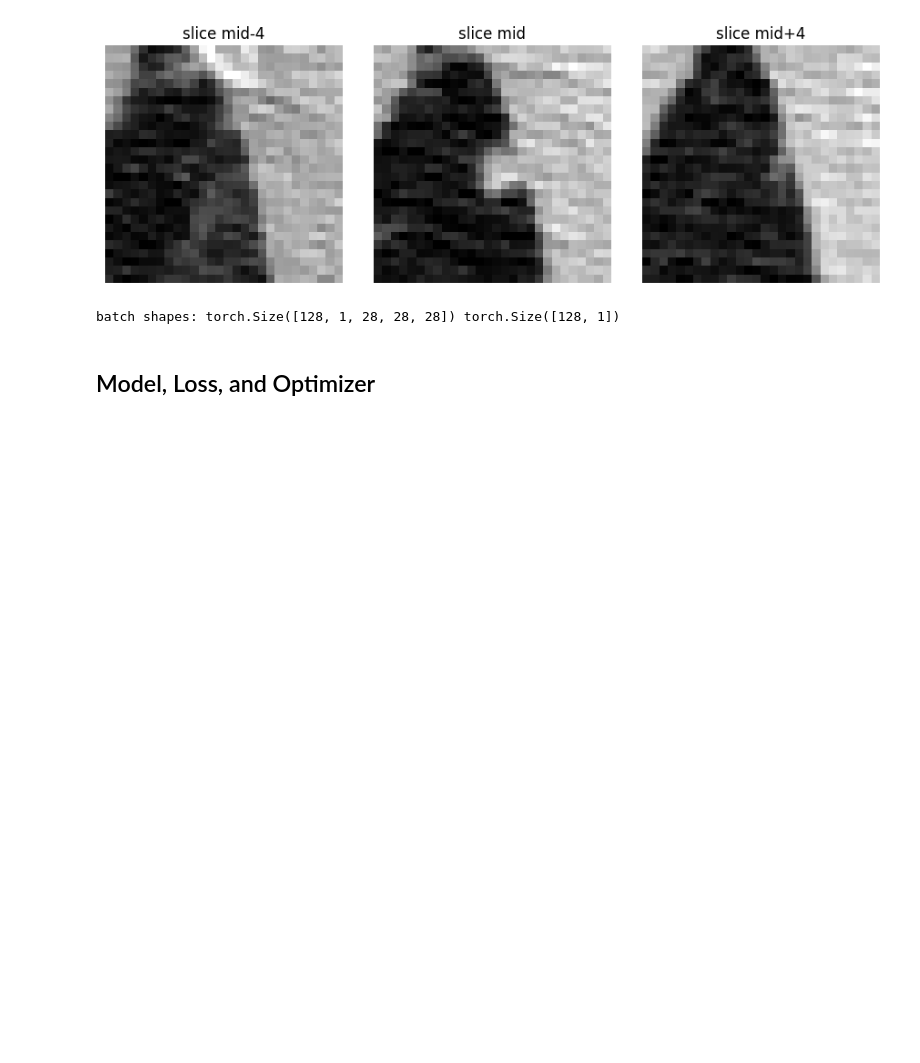
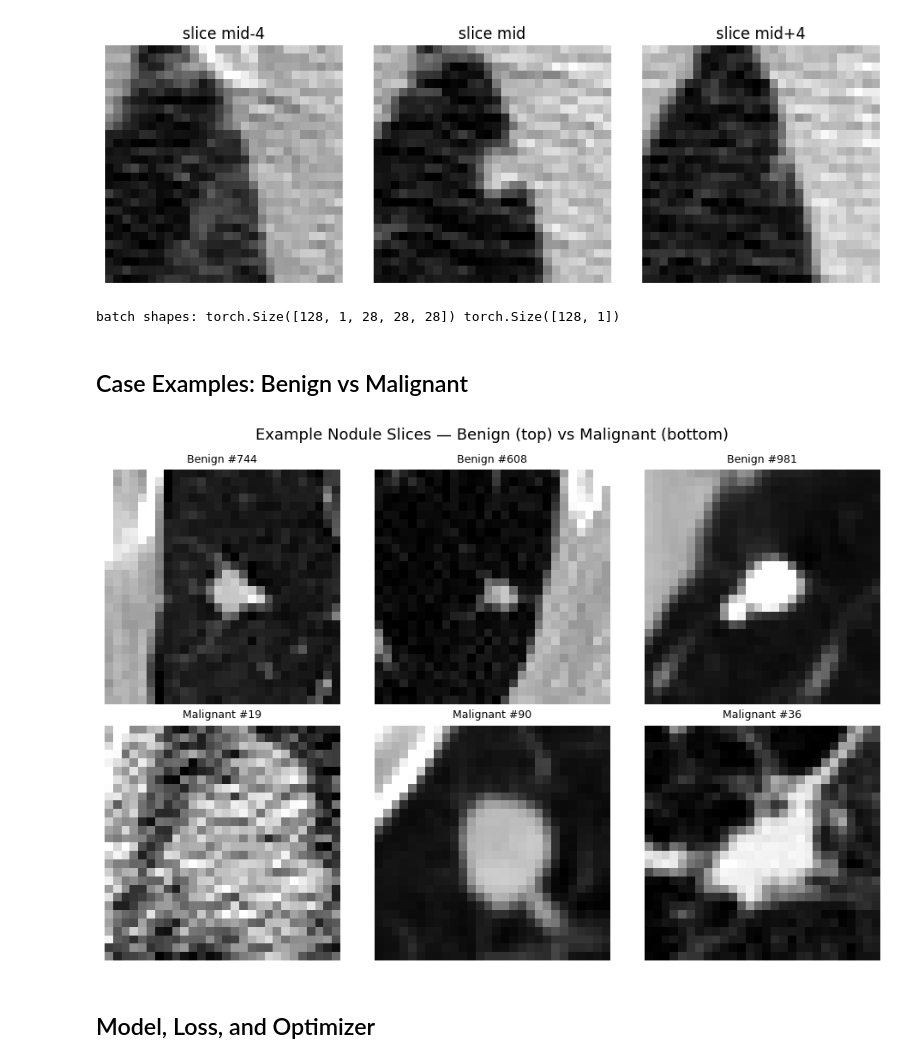
Before and after one commit to eremozdemir/lung-nodule-3d, a Jupyter notebook: notebooks/01_nodulemnist3d.ipynb, the cells around one changed output. Cells and saved outputs as stored; diff of their text form; code cells hidden in the pictures; blank space fills up the shorter version.

```diff
--- a/notebooks/01_nodulemnist3d.ipynb
+++ b/notebooks/01_nodulemnist3d.ipynb
@@ -244,6 +240,49 @@ print("batch shapes:", xb.shape, yb.shape)
 x0 shape: (1, 28, 28, 28) y0: [0]
 [figure]
 batch shapes: torch.Size([128, 1, 28, 28, 28]) torch.Size([128, 1])
+# %% [markdown]
+## Case Examples: Benign vs Malignant
+# %%
+# Representative slices for each class
+
+def show_class_examples(ds, n_per_class=3, seed=0):
+    rng = np.random.default_rng(seed)
+    y_all = get_label_array(ds)
+
+    benign_idx    = np.where(y_all == 0)[0]
+    malignant_idx = np.where(y_all == 1)[0]
+
+    chosen_b = rng.choice(benign_idx,    size=n_per_class, replace=False)
+    chosen_m = rng.choice(malignant_idx, size=n_per_class, replace=False)
+
+    fig, axes = plt.subplots(
+        2, n_per_class, figsize=(n_per_class * 3.2, 6.5)
+    )
+    fig.suptitle("Example Nodule Slices — Benign (top) vs Malignant (bottom)", fontsize=13)
+
+    for col, idx in enumerate(chosen_b):
+        vol = np.array(ds[idx][0])            # (1, 28, 28, 28) or (28,28,28)
+        vol = vol[0] if vol.ndim == 4 else vol
+        mid = vol.shape[0] // 2
+        axes[0, col].imshow(vol[mid], cmap="gray")
+        axes[0, col].set_title(f"Benign #{idx}", fontsize=9)
+        axes[0, col].axis("off")
+
+    for col, idx in enumerate(chosen_m):
+        vol = np.array(ds[idx][0])
+        vol = vol[0] if vol.ndim == 4 else vol
+        mid = vol.shape[0] // 2
+        axes[1, col].imshow(vol[mid], cmap="gray")
+        axes[1, col].set_title(f"Malignant #{idx}", fontsize=9)
+        axes[1, col].axis("off")
+
+    plt.tight_layout()
+    plt.savefig(os.path.join(FIG_DIR, f"case_examples_{RUN_ID}.png"), dpi=200)
+    plt.show()
+
+show_class_examples(train_ds, n_per_class=3)
+# %% [output]
+[figure, added]
 # %% [markdown]
 ## Model, Loss, and Optimizer
 # %%
```
Also changed, not shown: parts of 13 cells of this notebook, 11 other files.
